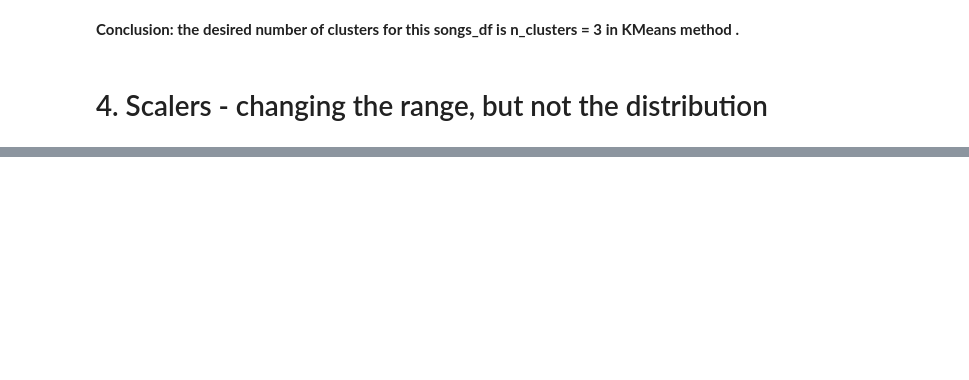
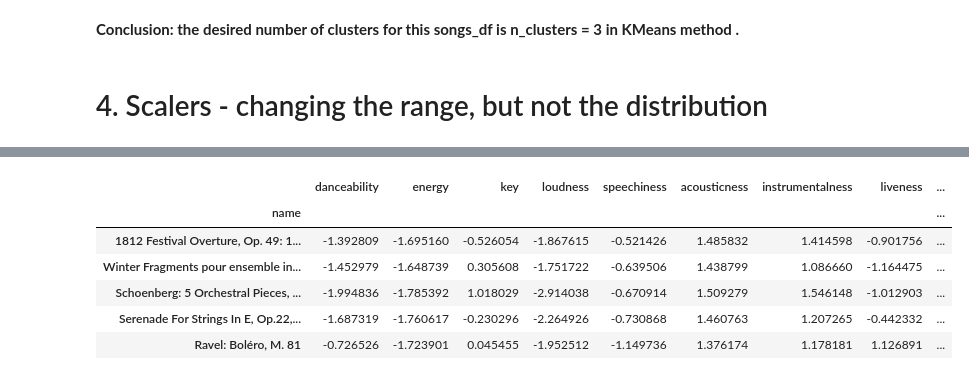
Before and after one commit to PhoenixCC0722/JoinTheGame_Magist, a Jupyter notebook: Chapter6_ML_2_01_scaling_data_5000_songs.ipynb, the cells around one changed output, grey strips where cells are left out. Cells and saved outputs as stored; diff of their text form; code cells hidden in the pictures; blank space fills up the shorter version.

```diff
--- a/Chapter6_ML_2_01_scaling_data_5000_songs.ipynb
+++ b/Chapter6_ML_2_01_scaling_data_5000_songs.ipynb
@@ -346,0 +381,10 @@ plt.show()
+# %%
+with_KeyLoudTempo_power.tail()
+# %% [output]
+|  | danceability | energy | key | loudness | speechiness | acousticness | instrumentalness | liveness | ... |
+| name |  |  |  |  |  |  |  |  | ... |
+| 1812 Festival Overture, Op. 49: 1... | -1.392809 | -1.695160 | -0.526054 | -1.867615 | -0.521426 | 1.485832 | 1.414598 | -0.901756 | ... |
+| Winter Fragments pour ensemble in... | -1.452979 | -1.648739 | 0.305608 | -1.751722 | -0.639506 | 1.438799 | 1.086660 | -1.164475 | ... |
+| Schoenberg: 5 Orchestral Pieces, ... | -1.994836 | -1.785392 | 1.018029 | -2.914038 | -0.670914 | 1.509279 | 1.546148 | -1.012903 | ... |
+| Serenade For Strings In E, Op.22,... | -1.687319 | -1.760617 | -0.230296 | -2.264926 | -0.730868 | 1.460763 | 1.207265 | -0.442332 | ... |
+| Ravel: Boléro, M. 81 | -0.726526 | -1.723901 | 0.045455 | -1.952512 | -1.149736 | 1.376174 | 1.178181 | 1.126891 | ... |
```
Also changed, not shown: parts of 18 cells of this notebook.
